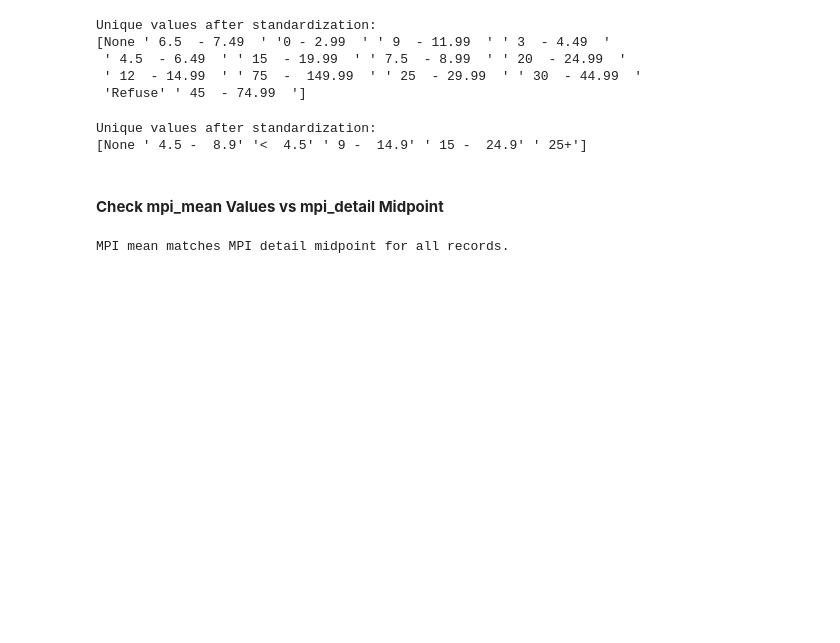
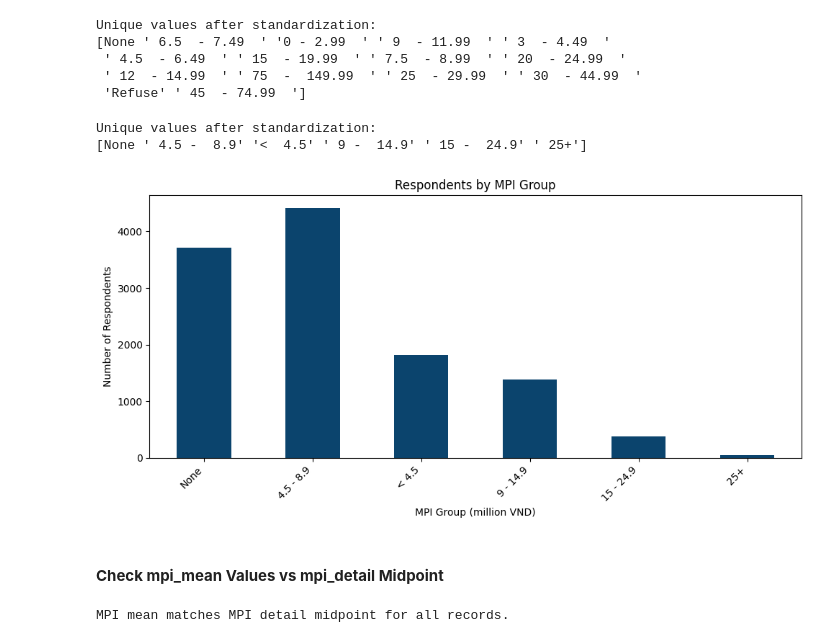
Before and after one commit to Truong2003-tqd/Highlands-Customer-Analysis, a Jupyter notebook: Preprocessing Notebook/preprocessing.ipynb, the cells around one changed output. Drawn from its saved outputs; the diff is of its cells as text; code cells hidden in the pictures; blank space fills up the shorter version.

```diff
--- a/Preprocessing Notebook/preprocessing.ipynb
+++ b/Preprocessing Notebook/preprocessing.ipynb
@@ -485,3 +483,33 @@ print(survey_respondents_info_df['mpi'].unique())
 # %% [output]
 Unique values after standardization:
 [None ' 4.5 -  8.9' '<  4.5' ' 9 -  14.9' ' 15 -  24.9' ' 25+']
+# %%
+# Trim white space
+survey_respondents_info_df['mpi'] = (
+    survey_respondents_info_df['mpi']
+    .astype(str)
+    .str.replace(r'\s+', ' ', regex=True)
+    .str.strip()
+)
+# %%
+# Visualize respondent counts grouped by MPI band
+mpi_series = survey_respondents_info_df['mpi']
+mpi_categories = list(mpi_series.dropna().unique())
+if mpi_series.isna().any():
+    mpi_categories.append('Missing')
+mpi_counts = (
+    mpi_series.fillna('Missing')
+    .value_counts()
+    .reindex(mpi_categories)
+    .fillna(0)
+)
+plt.figure(figsize=(10, 5))
+mpi_counts.plot(kind='bar', color="#0b446d")
+plt.title('Respondents by MPI Group')
+plt.xlabel('MPI Group (million VND)')
+plt.ylabel('Number of Respondents')
+plt.xticks(rotation=45, ha='right')
+plt.tight_layout()
+plt.show()
+# %% [output]
+[figure, added]
```
Also changed, not shown: parts of 24 cells of this notebook, 2 other files.
